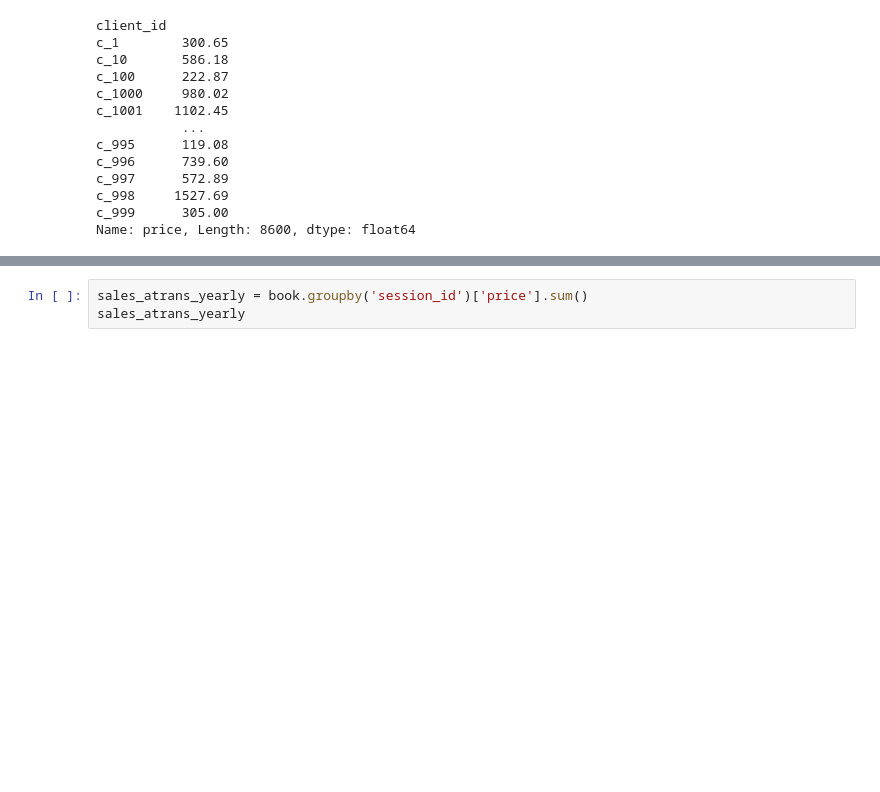
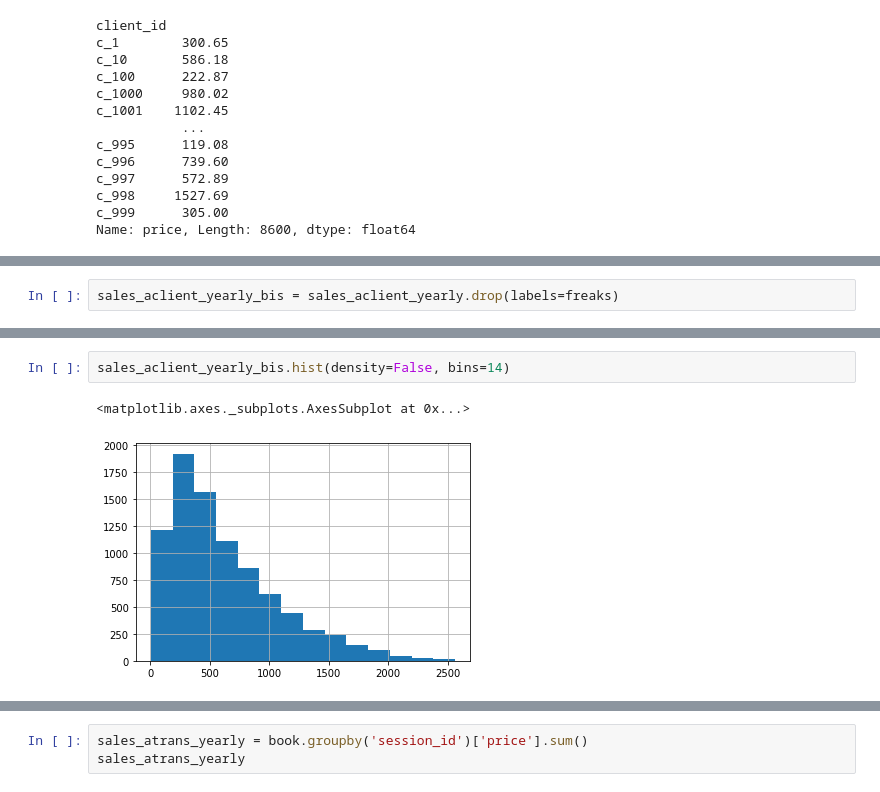
Before and after one commit to Sh4mSh4m/OCR_DA_proj4, a Jupyter notebook: Projet 4 - Analysez les ventes de votre entreprise.ipynb, the cells around one changed output, grey strips where cells are left out. Cells and saved outputs as stored; diff of their text form; blank space fills up the shorter version.

```diff
--- a/Projet 4 - Analysez les ventes de votre entreprise.ipynb
+++ b/Projet 4 - Analysez les ventes de votre entreprise.ipynb
@@ -737,0 +787,2 @@ Courbe de Lorentz
+# %%
+sales_aclient_yearly_bis = sales_aclient_yearly.drop(labels=freaks)
@@ -737,0 +798,5 @@ Courbe de Lorentz
+# %%
+sales_aclient_yearly_bis.hist(density=False, bins=14)
+# %% [output]
+<matplotlib.axes._subplots.AxesSubplot at 0x...>
+[figure, added]
```
Also changed, not shown: parts of 24 cells of this notebook.
